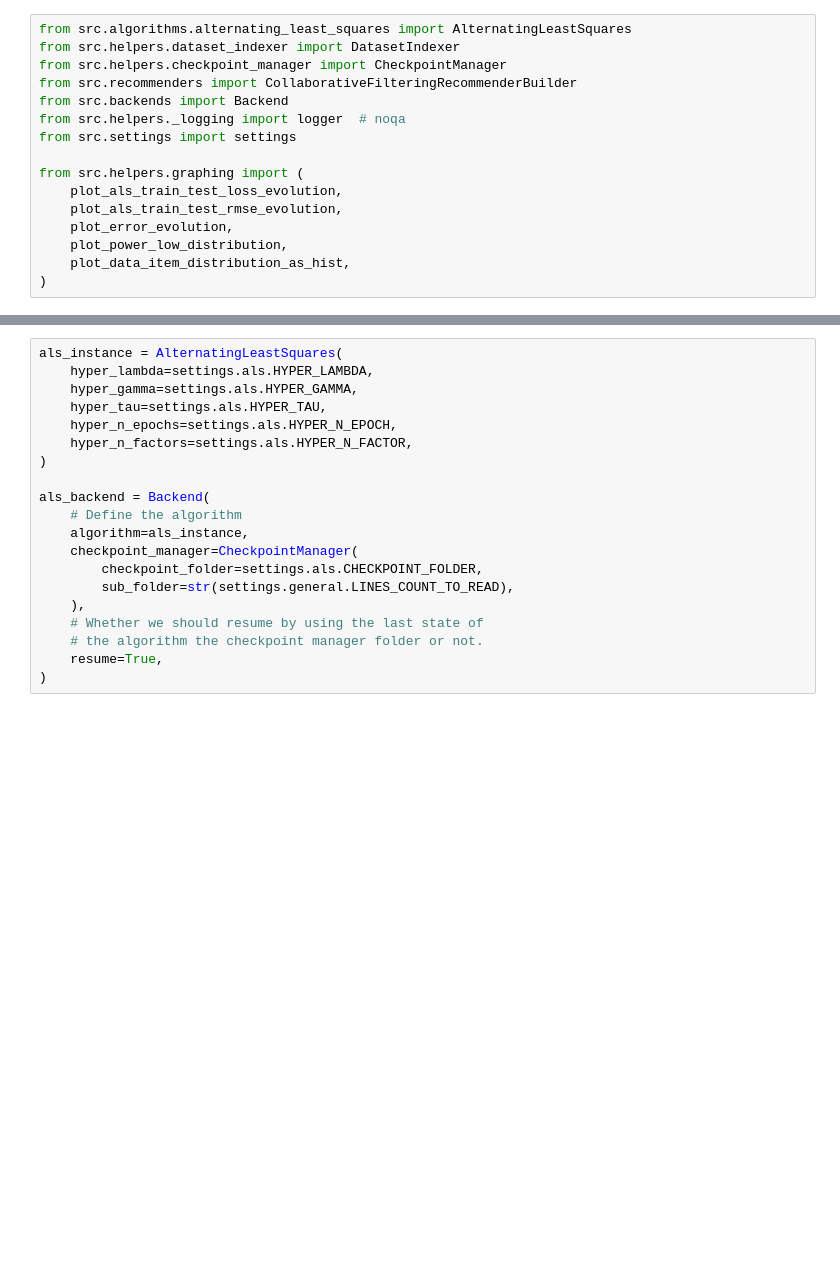
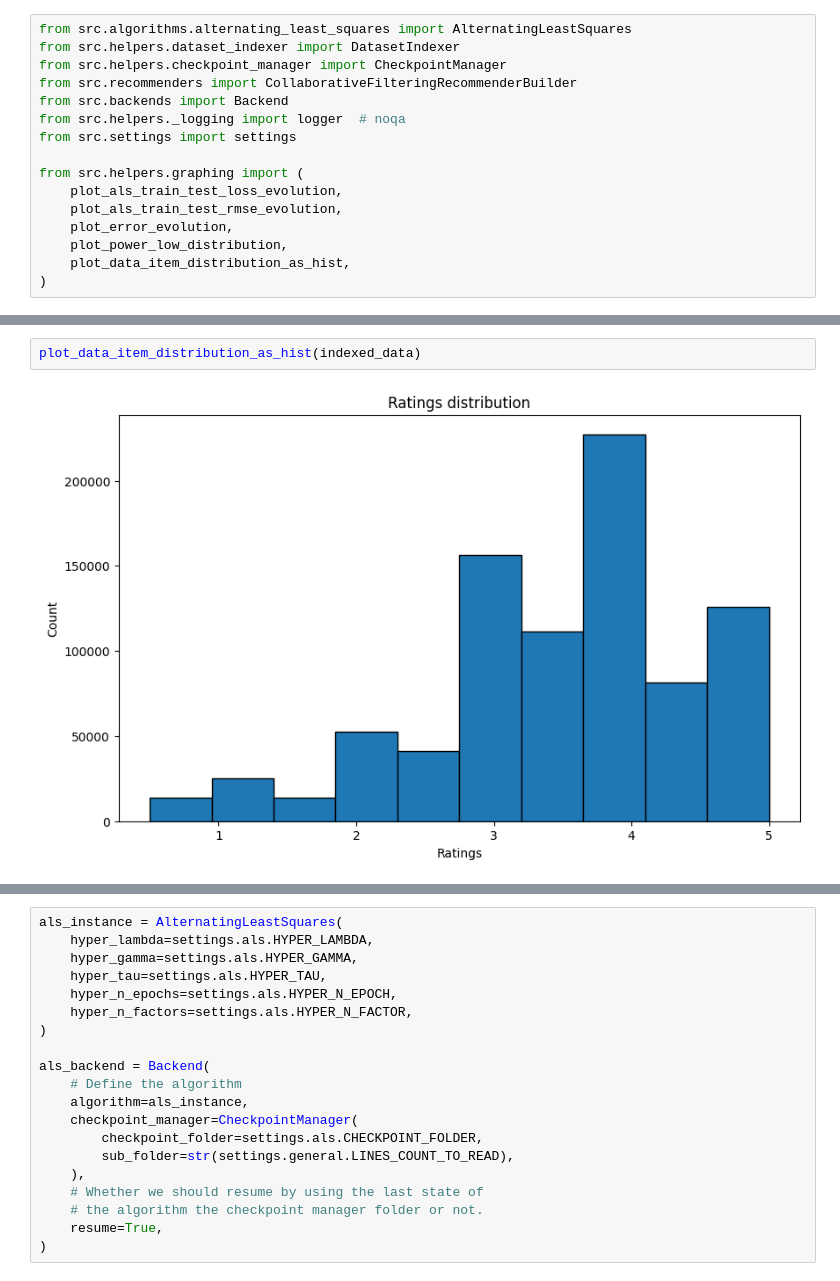
Before and after one commit to hjisaac/recommender-system, a Jupyter notebook: example.ipynb, the cells around one changed output, grey strips where cells are left out. Saved outputs shown, nothing was run; the diff lists cells and outputs as text; blank space fills up the shorter version.

Commit message:
Graphing functions

```diff
--- a/example.ipynb
+++ b/example.ipynb
@@ -33,3 +33,7 @@ indexed_data = dataset_indexer.index(
+# %%
+plot_data_item_distribution_as_hist(indexed_data)
+# %% [output]
+[figure, added]
 # %%
 plot_power_low_distribution(
     indexed_data,
```
Also changed, not shown: parts of 5 cells of this notebook, 6 other files.
